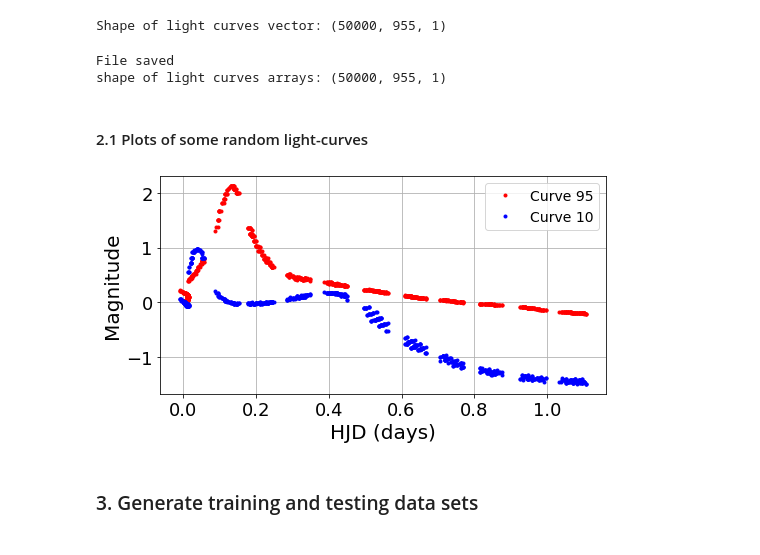
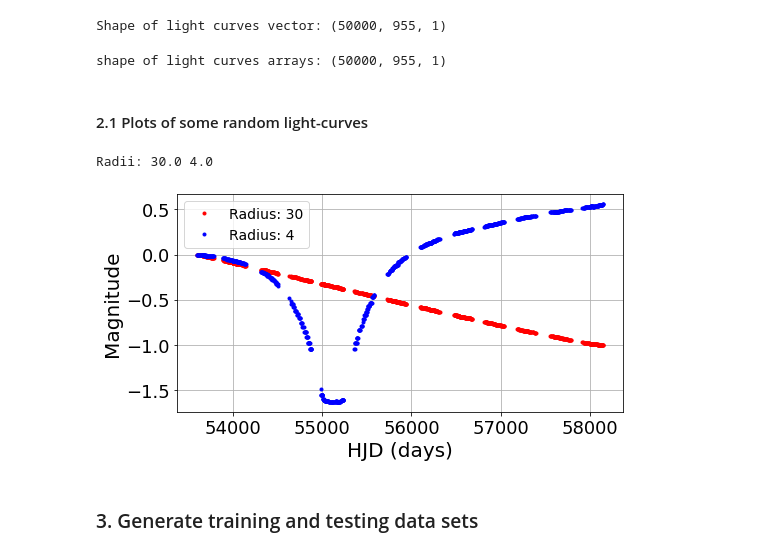
Before and after one commit to SoumyaShreeram/Microlensing_with_NeuralNets, a Jupyter notebook: 05_Testing_NNs_Season_Gaps_without_Interpolation.ipynb, the cells around one changed output. Saved outputs shown, nothing was run; the diff lists cells and outputs as text; code cells hidden in the pictures.

```diff
--- a/05_Testing_NNs_Season_Gaps_without_Interpolation.ipynb
+++ b/05_Testing_NNs_Season_Gaps_without_Interpolation.ipynb
@@ -84,7 +78,7 @@ season_gaps = True
 new_data_set = True
 
 # generates new interpolated light curves? OR Use previously saved light curves?
-generate_new_files, use_saved_file = True, False
+generate_new_files, use_saved_file = False, True
 # %% [markdown]
 ### 2. Load the data
 # %% [markdown]
@@ -103,41 +97,41 @@ for idx, rad in enumerate(r_0):
                              season_gaps, new_data_set)
 
   # load data from the file
-  l_curves, mjhd,_ = dat.loadData(filename, idx, l_curves, sample_params, idx, \
+  l_curves, _,_ = dat.loadData(filename, idx, l_curves, sample_params, idx, \
                                   season_gaps, new_data_set)
   out_catergories[idx*sample_params[0][idx]:(idx+1)*sample_params[0][idx]] = class_cat[1][idx]
   out_radii[idx*sample_params[0][idx]:(idx+1)*sample_params[0][idx]] = r_0[idx]
 
 print('Shape of light curves vector:', np.shape(l_curves))
+mjhd = np.load(data_dir+'Light_Curves/mjhd.npy')
 # %% [output]
 Shape of light curves vector: (50000, 955, 1)
 # %%
 if generate_new_files:
   dat.saveFile(data_dir, 'Light_Curves/lcurves_SeasonGaps_NoInter_%d'%len(l_curves), l_curves)
-
   # prints the light curves array shape
   dat.printLcurvesShape(l_curves)
-# %% [output]
-File saved
-shape of light curves arrays: (50000, 955, 1)
 # %%
 if use_saved_file:
-  l_curves = dat.loadFile(data_dir, \
-                                 'Light_Curves/lcurves_SeasonGaps_NoInter_%d'%len(l_curves), l_curves)
+  l_curves = dat.loadFile(data_dir, 'Light_Curves/lcurves_SeasonGaps_NoInter_%d'%len(l_curves))
   # prints the light curves shape
-  dat.printLcurvesShape(lc_inter_linear)
+  dat.printLcurvesShape(l_curves)
+# %% [output]
+shape of light curves arrays: (50000, 955, 1)
 # %% [markdown]
 #### 2.1 Plots of some random light-curves
 # %%
 fig, ax = plt.subplots(1, 1, figsize=(8,4))
-n = [95, 10]
+n = [25328, 9900]
 # light cureves without interpolation
-ax.plot(mjhd, l_curves[n[0], :, 0], 'r.', label='Curve %i'%(n[0]))
-ax.plot(mjhd,l_curves[n[1], :, 0], 'b.', label='Curve %i'%(n[1]))
+ax.plot(mjhd, l_curves[n[0], :, 0], 'r.', label='Radius: %i'%(out_radii[n[0]]))
+ax.plot(mjhd,l_curves[n[1], :, 0], 'b.', label='Radius: %i'%(out_radii[n[1]]))
 
 dat.setLabels(ax, 'HJD (days)', 'Magnitude', ticks=True, legend=True)
+print('Radii:', out_radii[n[0]], out_radii[n[1]])
 # %% [output]
+Radii: 30.0 4.0
-[figure, old version]
+[figure, new version]
 # %% [markdown]
 ### 3. Generate training and testing data sets
 # %%
```
Also changed, not shown: parts of 3 cells of this notebook.
